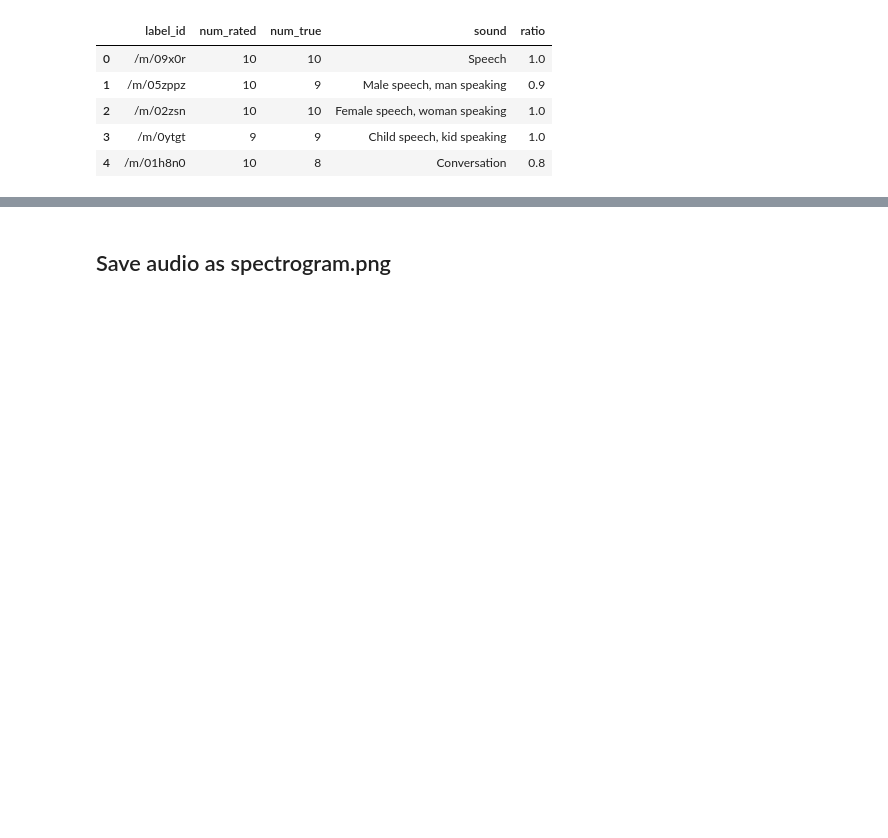
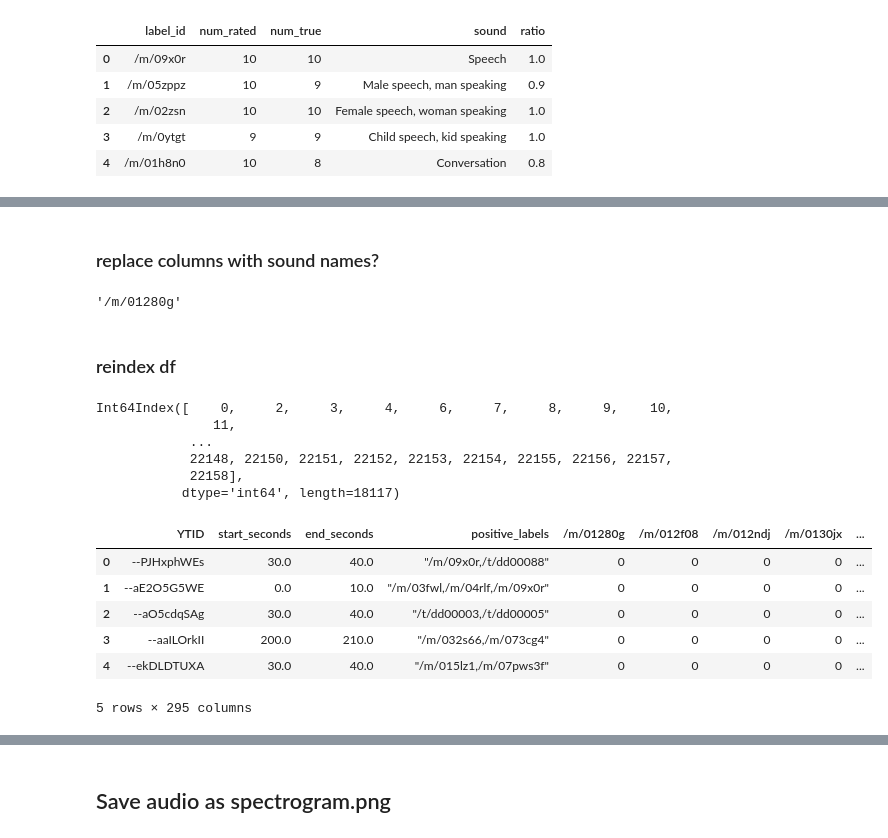
Before and after one commit to puga-42/NN-Sound-Classification, a Jupyter notebook: working_notebook.ipynb, the cells around one changed output, grey strips where cells are left out. Saved outputs shown, nothing was run; the diff lists cells and outputs as text; code cells hidden in the pictures; blank space fills up the shorter version.

```diff
--- a/working_notebook.ipynb
+++ b/working_notebook.ipynb
@@ -213,35 +104,0 @@ What I'm thinking:
-# %%
-path = "/Users/joshbernd/Desktop/gal_notes/Capstone/CNN-Instrument-Classification/mp4"
-header = make_feature_file()
-i = 0
-for video in dataset['YTID']:
-    try:
-
-        ##download youtube audio
-        filename = download_video(str(video), path)
-        ##convert to mp3 file
-        mp3, mp4 = to_mp3(path, filename)
-        ##get starting time for video
-        start = int(dataset['start_seconds'][dataset['YTID'] == video])
-        ##turn mp3 into spectrogram and extract features
-
-        features = get_features(mp3, start)
-        ##write features to dataframe
-        write_to_file(features)
-
-        os.remove(mp3)
-
-
-        i += 1
-        if i > 100:
-            break
-
-
-
-    except Exception:
-        #remove row from initial dataset with invalid youtube id
-        dataset = dataset[dataset['YTID'] != video]
-        if i > 100:
-            break
-        else:
-             i -= 1
@@ -304,0 +124,2 @@ dataset.head(131)
+# %% [markdown]
+### replace columns with sound names?
@@ -304,0 +131,27 @@ dataset.head(131)
+# %%
+np.where(df.columns == '/m/01280g')[0][0]
+df.columns[4]
+# %% [output]
+'/m/01280g'
+# %% [markdown]
+### reindex df
+# %%
+df.index
+# %% [output]
+Int64Index([    0,     2,     3,     4,     6,     7,     8,     9,    10,
+               11,
+            ...
+            22148, 22150, 22151, 22152, 22153, 22154, 22155, 22156, 22157,
+            22158],
+           dtype='int64', length=18117)
+# %%
+df.index = range(len(df))
+df.head()
+# %% [output]
+|  | YTID | start_seconds | end_seconds | positive_labels | /m/01280g | /m/012f08 | /m/012ndj | /m/0130jx | ... |
+| 0 | --PJHxphWEs | 30.0 | 40.0 | "/m/09x0r,/t/dd00088" | 0 | 0 | 0 | 0 | ... |
+| 1 | --aE2O5G5WE | 0.0 | 10.0 | "/m/03fwl,/m/04rlf,/m/09x0r" | 0 | 0 | 0 | 0 | ... |
+| 2 | --aO5cdqSAg | 30.0 | 40.0 | "/t/dd00003,/t/dd00005" | 0 | 0 | 0 | 0 | ... |
+| 3 | --aaILOrkII | 200.0 | 210.0 | "/m/032s66,/m/073cg4" | 0 | 0 | 0 | 0 | ... |
+| 4 | --ekDLDTUXA | 30.0 | 40.0 | "/m/015lz1,/m/07pws3f" | 0 | 0 | 0 | 0 | ... |
+5 rows × 295 columns
```
Also changed, not shown: parts of 82 cells of this notebook, 2 other files.
